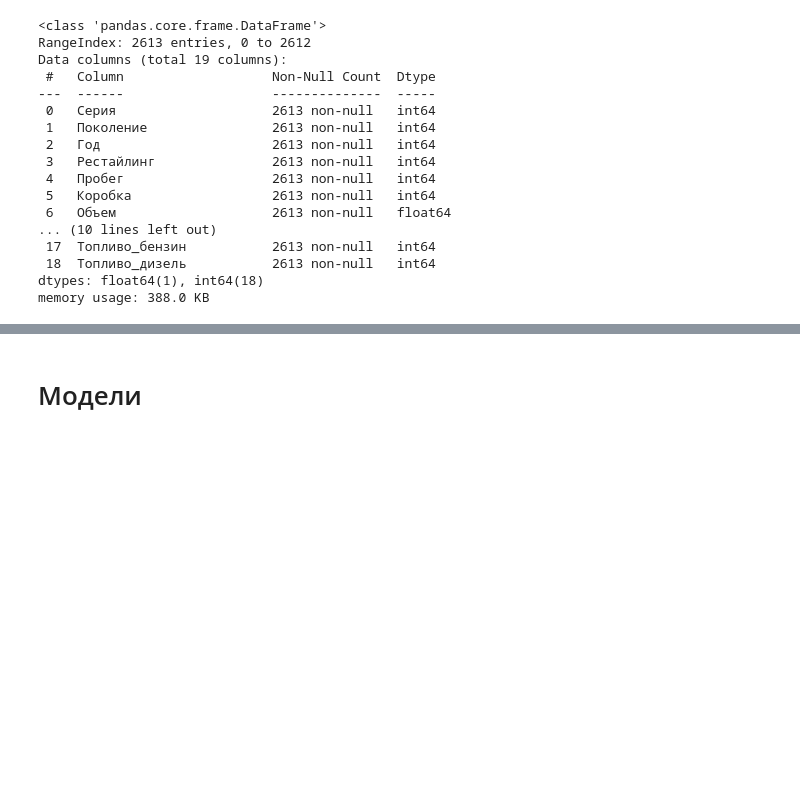
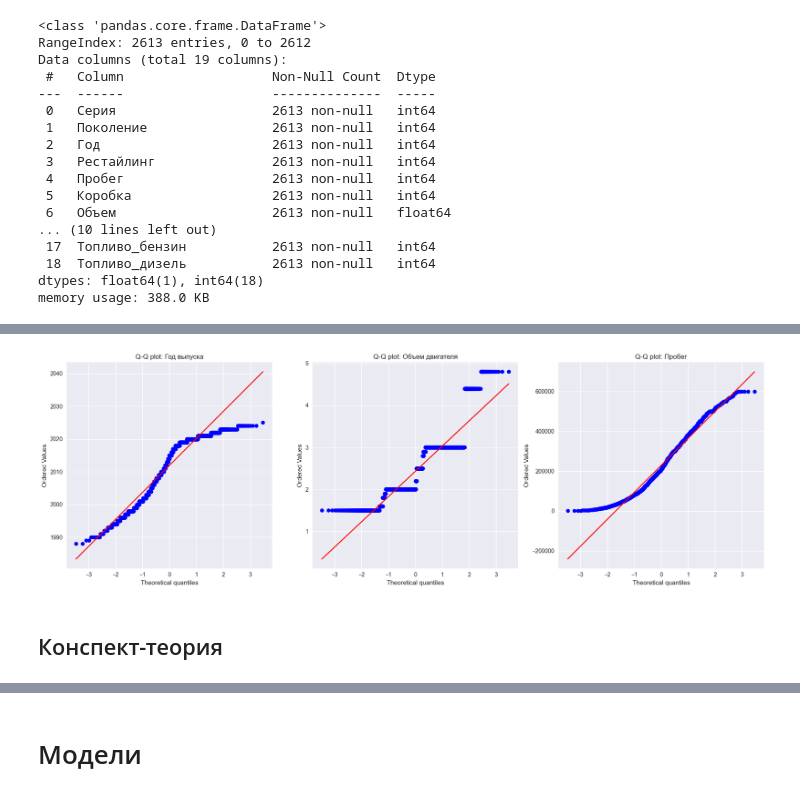
Before and after one commit to trxxnk/BimmerAI, a Jupyter notebook: notebooks/bmw_models.ipynb, the cells around one changed output, grey strips where cells are left out. Saved outputs shown, nothing was run; the diff lists cells and outputs as text; code cells hidden in the pictures; blank space fills up the shorter version.

```diff
--- a/notebooks/bmw_models.ipynb
+++ b/notebooks/bmw_models.ipynb
@@ -59,0 +130,21 @@ corr_bmw
+# %%
+fig, axes = plt.subplots(1, 3, figsize=(18, 6))
+
+# Q-Q plot для года выпуска
+stats.probplot(bmw_data['Год'], dist="norm", plot=axes[0])
+axes[0].set_title('Q-Q plot: Год выпуска')
+
+# Q-Q plot для объема двигателя
+stats.probplot(bmw_data['Объем'], dist="norm", plot=axes[1])
+axes[1].set_title('Q-Q plot: Объем двигателя')
+
+# Q-Q plot для пробега
+stats.probplot(bmw_data['Пробег'], dist="norm", plot=axes[2])
+axes[2].set_title('Q-Q plot: Пробег')
+
+plt.tight_layout()
+plt.show()
+# %% [output]
+[figure, added]
+# %% [markdown]
+## Конспект-теория
```
Also changed, not shown: parts of 28 cells of this notebook, 2 other files.
